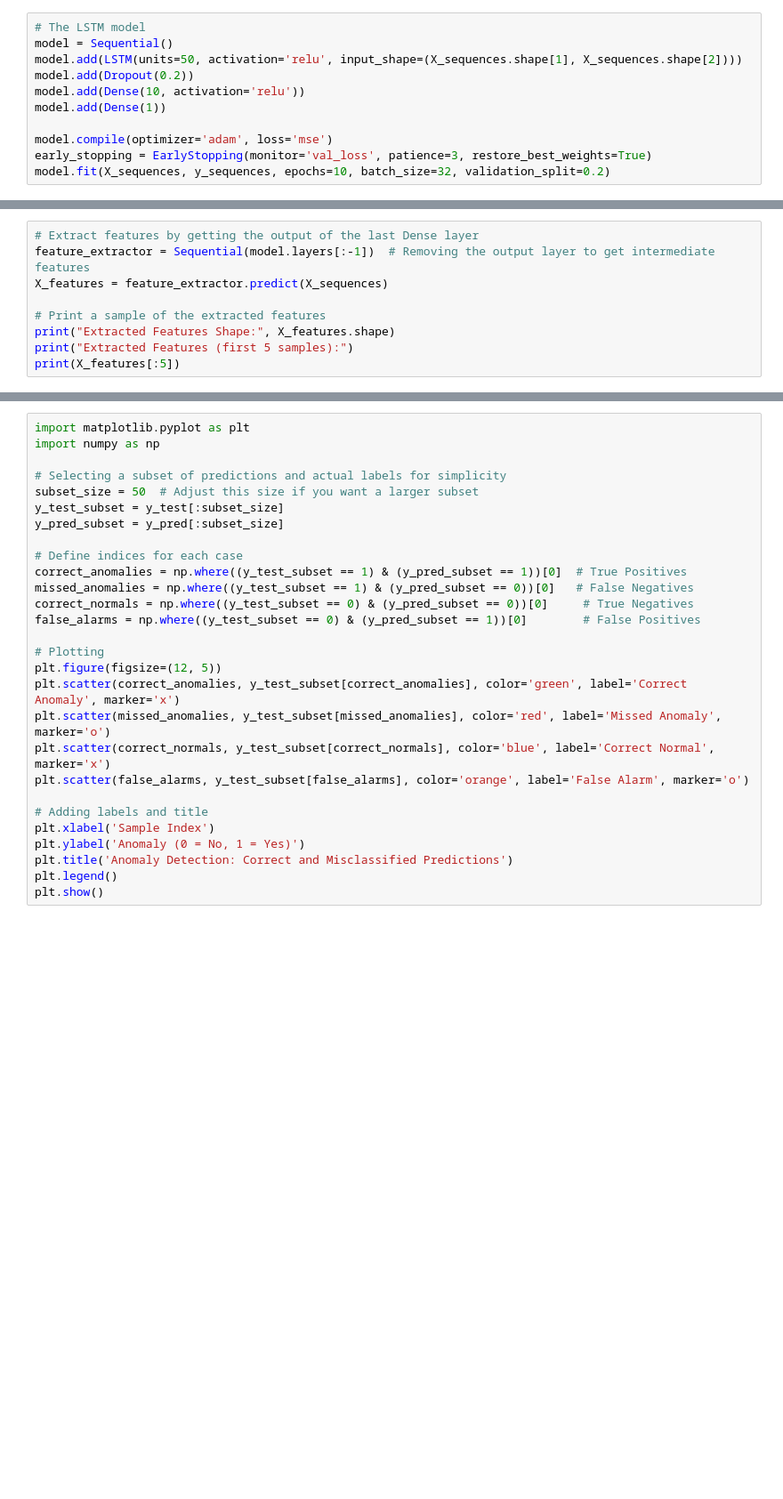
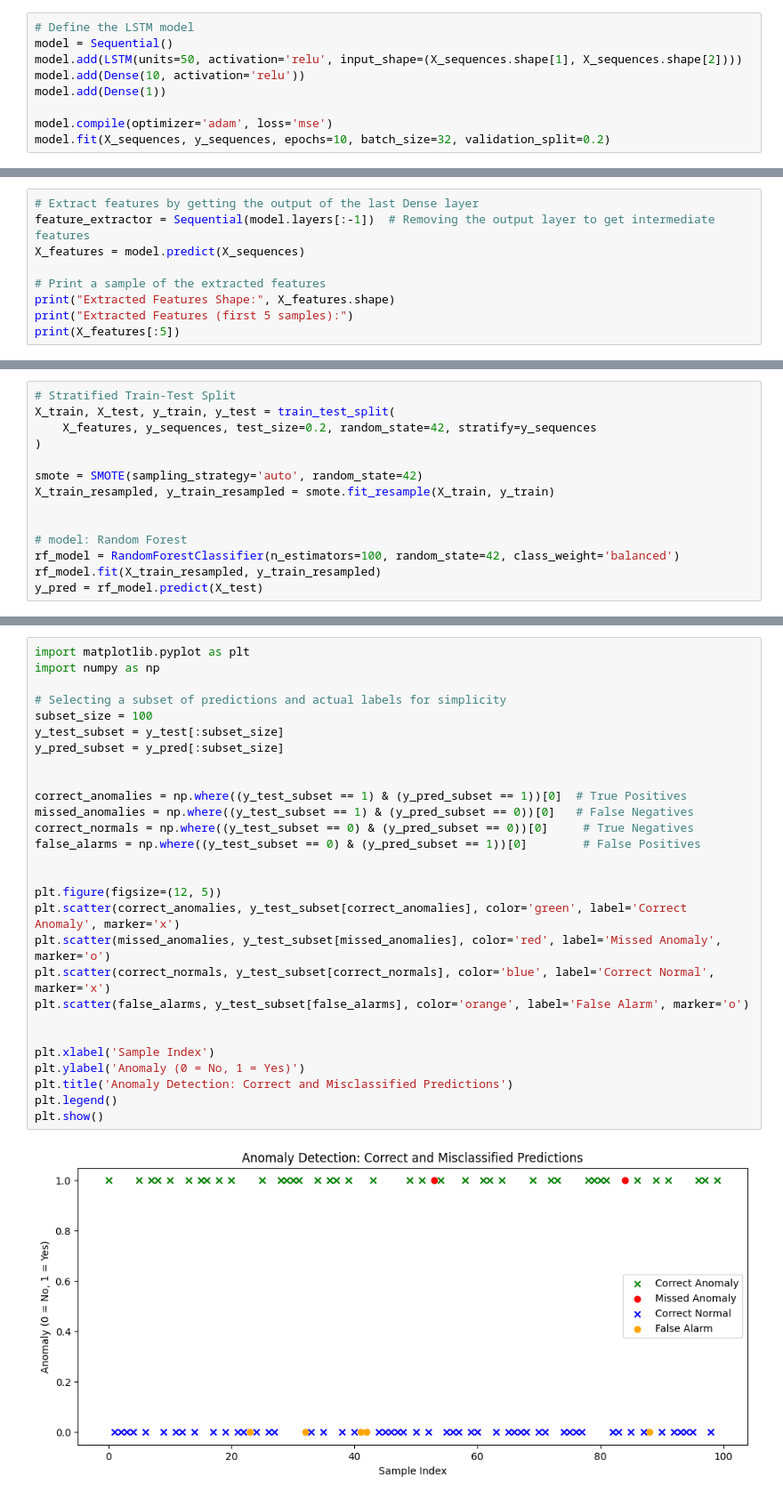
Before and after one commit to leann-z/CMSC678_Project, a Jupyter notebook: RNN_trained_model_with_RandomForest_for_Anamoly_Detection.ipynb, the cells around one changed output, grey strips where cells are left out. Shown: that part at 89% size. Cells and saved outputs as stored; diff of their text form; blank space fills up the shorter version.

```diff
--- a/RNN_trained_model_with_RandomForest_for_Anamoly_Detection.ipynb
+++ b/RNN_trained_model_with_RandomForest_for_Anamoly_Detection.ipynb
@@ -59,15 +57,13 @@ for i in range(time_steps, X_scaled.shape[0]):
 X_sequences = np.array(X_sequences)
 y_sequences = y[time_steps:].values
 # %%
-# The LSTM model
+# Define the LSTM model
 model = Sequential()
 model.add(LSTM(units=50, activation='relu', input_shape=(X_sequences.shape[1], X_sequences.shape[2])))
-model.add(Dropout(0.2))
 model.add(Dense(10, activation='relu'))
 model.add(Dense(1))
 
 model.compile(optimizer='adam', loss='mse')
-early_stopping = EarlyStopping(monitor='val_loss', patience=3, restore_best_weights=True)
 model.fit(X_sequences, y_sequences, epochs=10, batch_size=32, validation_split=0.2)
 # %% [output]
 Epoch 1/10
@@ -94,7 +90,7 @@ Epoch 10/10
 # %%
 # Extract features by getting the output of the last Dense layer
 feature_extractor = Sequential(model.layers[:-1])  # Removing the output layer to get intermediate features
-X_features = feature_extractor.predict(X_sequences)
+X_features = model.predict(X_sequences)
 
 # Print a sample of the extracted features
 print("Extracted Features Shape:", X_features.shape)
@@ -145 +108,15 @@ NameError: name 'train_test_split' is not defined
+# %%
+# Stratified Train-Test Split
+X_train, X_test, y_train, y_test = train_test_split(
+    X_features, y_sequences, test_size=0.2, random_state=42, stratify=y_sequences
+)
+
+smote = SMOTE(sampling_strategy='auto', random_state=42)
+X_train_resampled, y_train_resampled = smote.fit_resample(X_train, y_train)
+
+
+# model: Random Forest
+rf_model = RandomForestClassifier(n_estimators=100, random_state=42, class_weight='balanced')
+rf_model.fit(X_train_resampled, y_train_resampled)
+y_pred = rf_model.predict(X_test)
 # %%
@@ -159,28 +147,30 @@ print(classification_report(y_test, y_pred))
 # %%
 import matplotlib.pyplot as plt
 import numpy as np
 
 # Selecting a subset of predictions and actual labels for simplicity
-subset_size = 50  # Adjust this size if you want a larger subset
+subset_size = 100
 y_test_subset = y_test[:subset_size]
 y_pred_subset = y_pred[:subset_size]
 
-# Define indices for each case
+
 correct_anomalies = np.where((y_test_subset == 1) & (y_pred_subset == 1))[0]  # True Positives
 missed_anomalies = np.where((y_test_subset == 1) & (y_pred_subset == 0))[0]   # False Negatives
 correct_normals = np.where((y_test_subset == 0) & (y_pred_subset == 0))[0]     # True Negatives
 false_alarms = np.where((y_test_subset == 0) & (y_pred_subset == 1))[0]        # False Positives
 
-# Plotting
+
 plt.figure(figsize=(12, 5))
 plt.scatter(correct_anomalies, y_test_subset[correct_anomalies], color='green', label='Correct Anomaly', marker='x')
 plt.scatter(missed_anomalies, y_test_subset[missed_anomalies], color='red', label='Missed Anomaly', marker='o')
 plt.scatter(correct_normals, y_test_subset[correct_normals], color='blue', label='Correct Normal', marker='x')
 plt.scatter(false_alarms, y_test_subset[false_alarms], color='orange', label='False Alarm', marker='o')
 
-# Adding labels and title
+
 plt.xlabel('Sample Index')
 plt.ylabel('Anomaly (0 = No, 1 = Yes)')
 plt.title('Anomaly Detection: Correct and Misclassified Predictions')
 plt.legend()
 plt.show()
+# %% [output]
+[figure, added]
```
Also changed, not shown: parts of 10 cells of this notebook.
